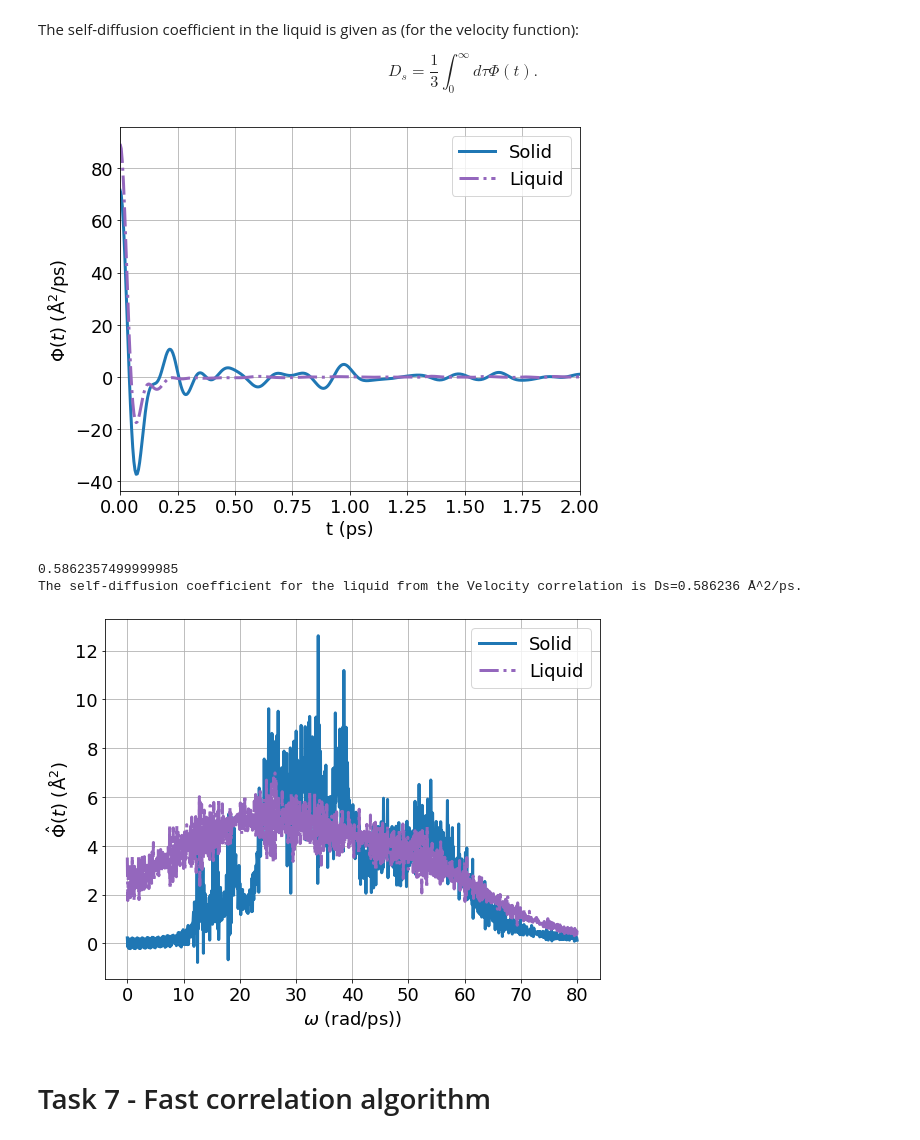
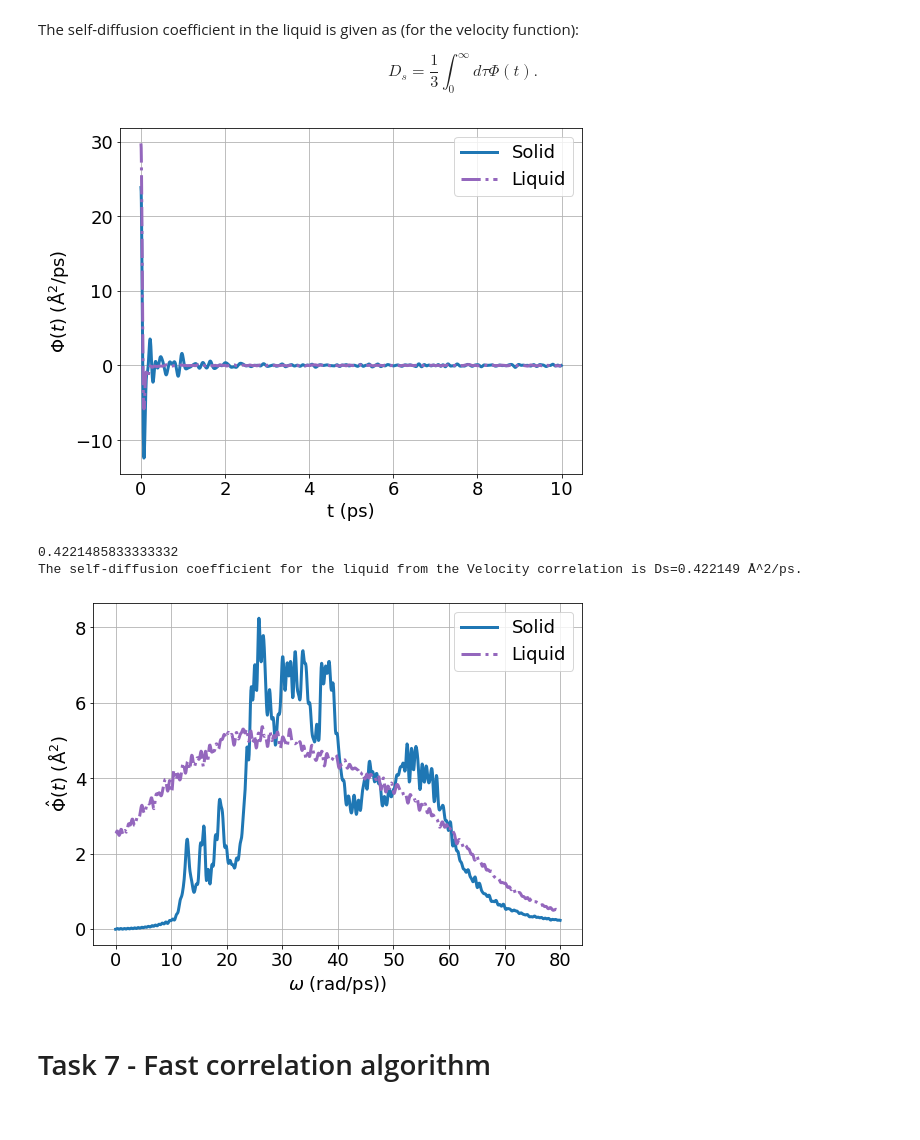
Before and after one commit to elindgren/compphys_homeworks, a Jupyter notebook: H1/Homework 1 - Notebook.ipynb, the cells around one changed output. Cells and saved outputs as stored; diff of their text form; code cells hidden in the pictures.

```diff
--- a/H1/Homework 1 - Notebook.ipynb
+++ b/H1/Homework 1 - Notebook.ipynb
@@ -383,6 +385,9 @@ $$ D_s = \frac{1}{3} \int_0^\infty d\tau \Phi(t).$$
 # Load energy data
 data_s = np.loadtxt("datafiles/solid/vel_corr.dat")
 data_l = np.loadtxt("datafiles/liquid/vel_corr.dat")
+
+data_s = data_s[:2000]
+data_l = data_l[:2000]
 
 # Define figure
 fig, ax = plt.subplots(figsize=(8,6))
@@ -392,13 +397,13 @@ ax.plot(data_s[:,0], data_s[:,1], 'C0', linestyle='-', linewidth=3, label=r'Soli
 ax.plot(data_l[:,0], data_l[:,1], 'C4', linestyle='-.', linewidth=3, label=r'Liquid')
 ax.set_xlabel(r't (ps)')
 ax.set_ylabel(r'$\Phi(t)$ (Å$^2$/ps)')
-ax.set_xlim(0,2)
+# ax.set_xlim(0,2)
 ax.grid()
 ax.legend(loc='best')
 plt.tight_layout()
 plt.savefig('figures/vel_corr.png')
 # %% [output]
-[figure, old version]
+[figure, new version]
 # %%
 # Load energy data
 data_s = np.loadtxt("datafiles/solid/vel_corr.dat")
@@ -408,6 +413,8 @@ data_l = np.loadtxt("datafiles/liquid/vel_corr.dat")
 def pow_func(t, omega, phi):
     return phi*np.cos(omega*t)
 
+data_s = data_s[:2000]
+data_l = data_l[:2000]
 
 omegas = np.linspace(0, 80, 1000)
 spectrum_phi_s = np.zeros((len(omegas)))
@@ -418,36 +425,36 @@ for idx, omega in enumerate(omegas):
     cos_vec_l = np.cos(omega*data_l[:,0])
     cos_vec_s = np.cos(omega*data_s[:,0])
     integrand_s = cos_vec_s * np.array(data_s[:,1])
     integrand_l = cos_vec_l * np.array(data_l[:,1])
 
     spectrum_phi_s[idx] = 2 * np.trapz(integrand_s, data_s[:,0])
     spectrum_phi_l[idx] = 2 * np.trapz(integrand_l, data_l[:,0])
 
 
 # Define figure
 fig, ax = plt.subplots(figsize=(8,6))
 
 # Plot
 ax.plot(omegas, spectrum_phi_s, 'C0', linestyle='-', linewidth=3, label=r'Solid')
 ax.plot(omegas, spectrum_phi_l, 'C4', linestyle='-.', linewidth=3, label=r'Liquid')
 ax.set_xlabel(r'$\omega$ (rad/ps))')
 ax.set_ylabel(r'$\hat{\Phi}(t)$ (Å$^2$)')
 # ax.set_xlim(0,1)
 ax.grid()
 # ax.set_ylim(0,1)
 ax.legend(loc='best')
 
 
 Ds_l2 = 1/3*np.trapz(data_l[:,1], data_l[:,0])
 Ds_l = 1/6*spectrum_phi_l[0]
 print(Ds_l2)
 print(f'The self-diffusion coefficient for the liquid from the Velocity correlation is Ds={Ds_l:.6f} Å^2/ps.')
 plt.tight_layout()
 plt.savefig('figures/vel_corr_power.png')
 # %% [output]
-0.5862357499999985
-The self-diffusion coefficient for the liquid from the Velocity correlation is Ds=0.586236 Å^2/ps.
+0.4221485833333332
+The self-diffusion coefficient for the liquid from the Velocity correlation is Ds=0.422149 Å^2/ps.
-[figure, old version]
+[figure, new version]
 # %% [markdown]
 # Task 7 - Fast correlation algorithm
 # %% [markdown]
```
Also changed, not shown: parts of 13 cells of this notebook, 6 other files.
